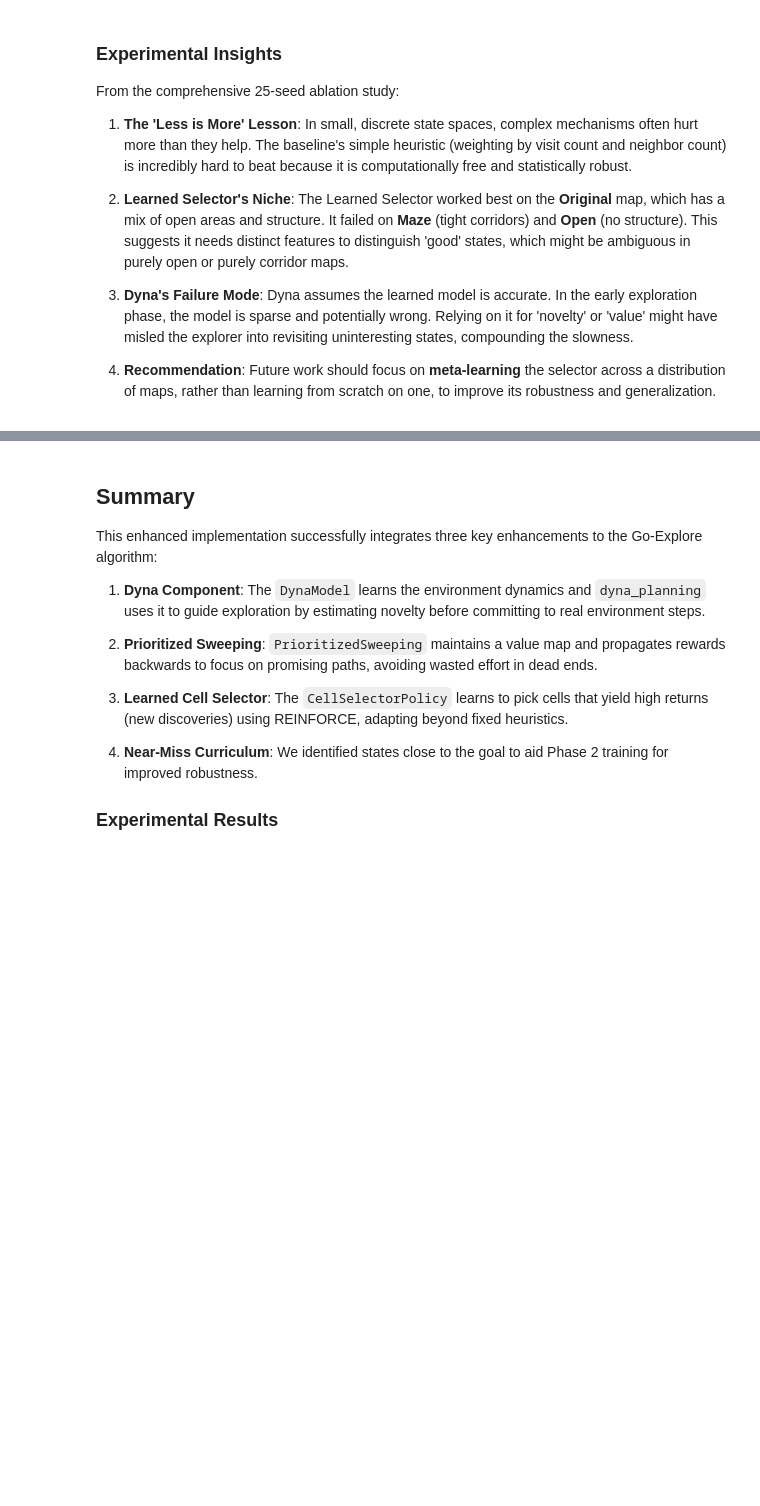
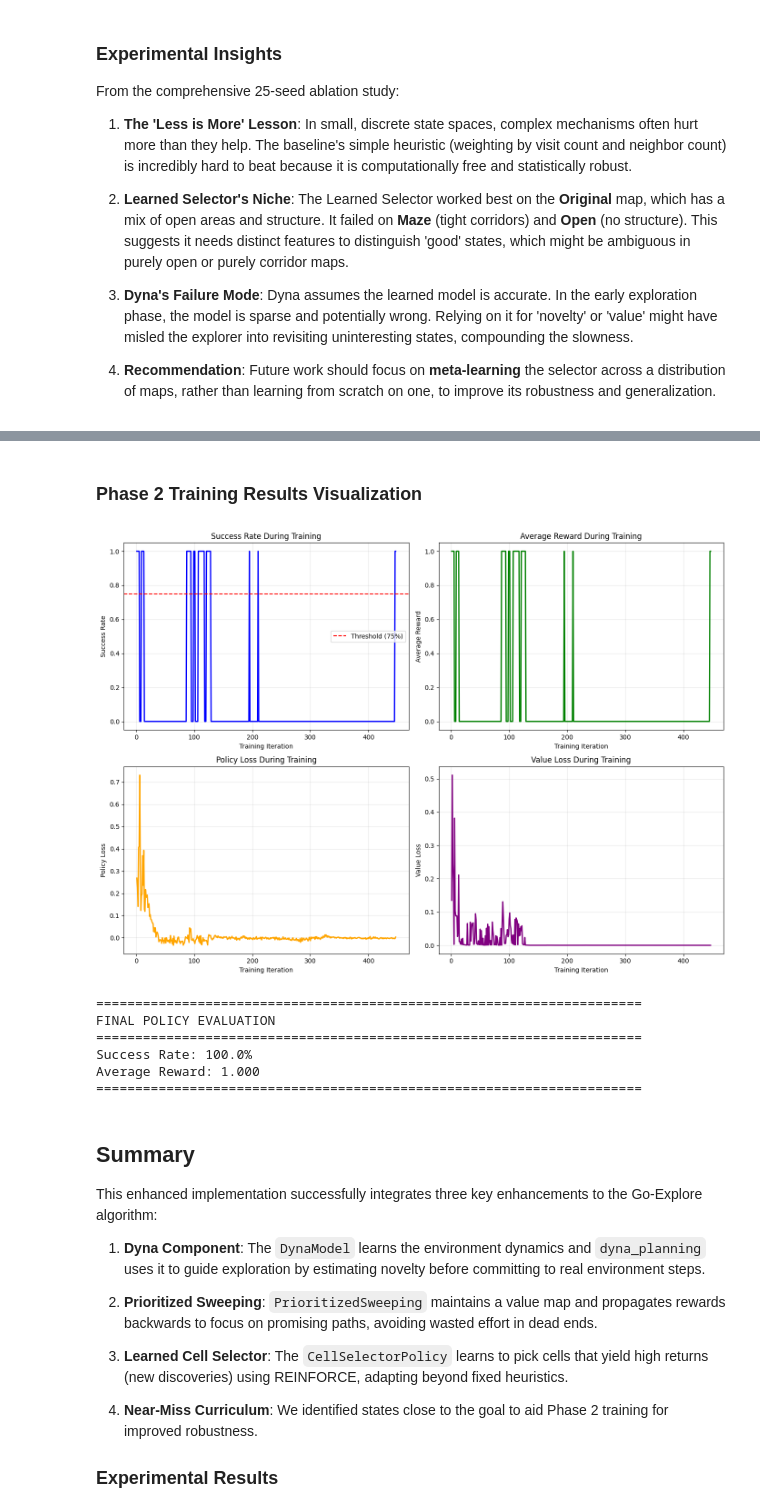
Before and after one commit to anthonyvnguyen/go-explore-mv, a Jupyter notebook: go_explore_enhanced.ipynb, the cells around one changed output, grey strips where cells are left out. Cells and saved outputs as stored; diff of their text form; code cells hidden in the pictures; blank space fills up the shorter version.

```diff
--- a/go_explore_enhanced.ipynb
+++ b/go_explore_enhanced.ipynb
@@ -1511,0 +2244,15 @@ plt.show()
+# %%
+# Train Policy with Enhanced Backward Algorithm
+if best_trajectory and len(best_trajectory) > 0:
+    training_history = backward_algorithm_ppo_enhanced(
+        env,
+        policy_network,
+        best_trajectory,
+        archive=archive,  # Fixed: Changed archive_phase1 to archive
+        use_near_miss=True,
+        max_iterations_per_phase=100,  # Increased from 50
+        episodes_per_iteration=20,
+        bc_epochs=50
+    )
+else:
+    print("No successful trajectory found in Phase 1 to guide Phase 2.")
@@ -1512,3 +2277,58 @@ plt.show()
+# %% [markdown]
+### Phase 2 Training Results Visualization
+# %%
+# Visualize Phase 2 Training Progress
+fig, axes = plt.subplots(2, 2, figsize=(14, 10))
+
+# Plot 1: Success Rate over Training
+axes[0, 0].plot(training_history['iterations'], training_history['success_rates'], 'b-', linewidth=2)
+axes[0, 0].axhline(y=0.75, color='r', linestyle='--', label='Threshold (75%)')
+axes[0, 0].set_xlabel('Training Iteration')
+axes[0, 0].set_ylabel('Success Rate')
+axes[0, 0].set_title('Success Rate During Training')
+axes[0, 0].legend()
+axes[0, 0].grid(True, alpha=0.3)
+
+# Plot 2: Average Reward
+axes[0, 1].plot(training_history['iterations'], training_history['avg_rewards'], 'g-', linewidth=2)
+axes[0, 1].set_xlabel('Training Iteration')
+axes[0, 1].set_ylabel('Average Reward')
+axes[0, 1].set_title('Average Reward During Training')
+axes[0, 1].grid(True, alpha=0.3)
+
+# Plot 3: Policy Loss
+axes[1, 0].plot(training_history['iterations'], training_history['policy_losses'], 'orange', linewidth=2)
+axes[1, 0].set_xlabel('Training Iteration')
+axes[1, 0].set_ylabel('Policy Loss')
+axes[1, 0].set_title('Policy Loss During Training')
+axes[1, 0].grid(True, alpha=0.3)
+
+# Plot 4: Value Loss
+axes[1, 1].plot(training_history['iterations'], training_history['value_losses'], 'purple', linewidth=2)
+axes[1, 1].set_xlabel('Training Iteration')
+axes[1, 1].set_ylabel('Value Loss')
+axes[1, 1].set_title('Value Loss During Training')
+axes[1, 1].grid(True, alpha=0.3)
+
+plt.tight_layout()
+plt.show()
+
+# Final evaluation
+print("\n" + "="*70)
+print("FINAL POLICY EVALUATION")
+print("="*70)
+final_success_rate, final_avg_reward = evaluate_policy(env, policy_network, num_episodes=100, deterministic=True)
+print(f"Success Rate: {final_success_rate*100:.1f}%")
+print(f"Average Reward: {final_avg_reward:.3f}")
+print("="*70)
+# %% [output]
+[figure, added]
+======================================================================
+FINAL POLICY EVALUATION
+======================================================================
+Success Rate: 100.0%
+Average Reward: 1.000
+======================================================================
 # %% [markdown]
 ## Summary
 
```
Also changed, not shown: parts of 24 cells of this notebook, 1 other file.
